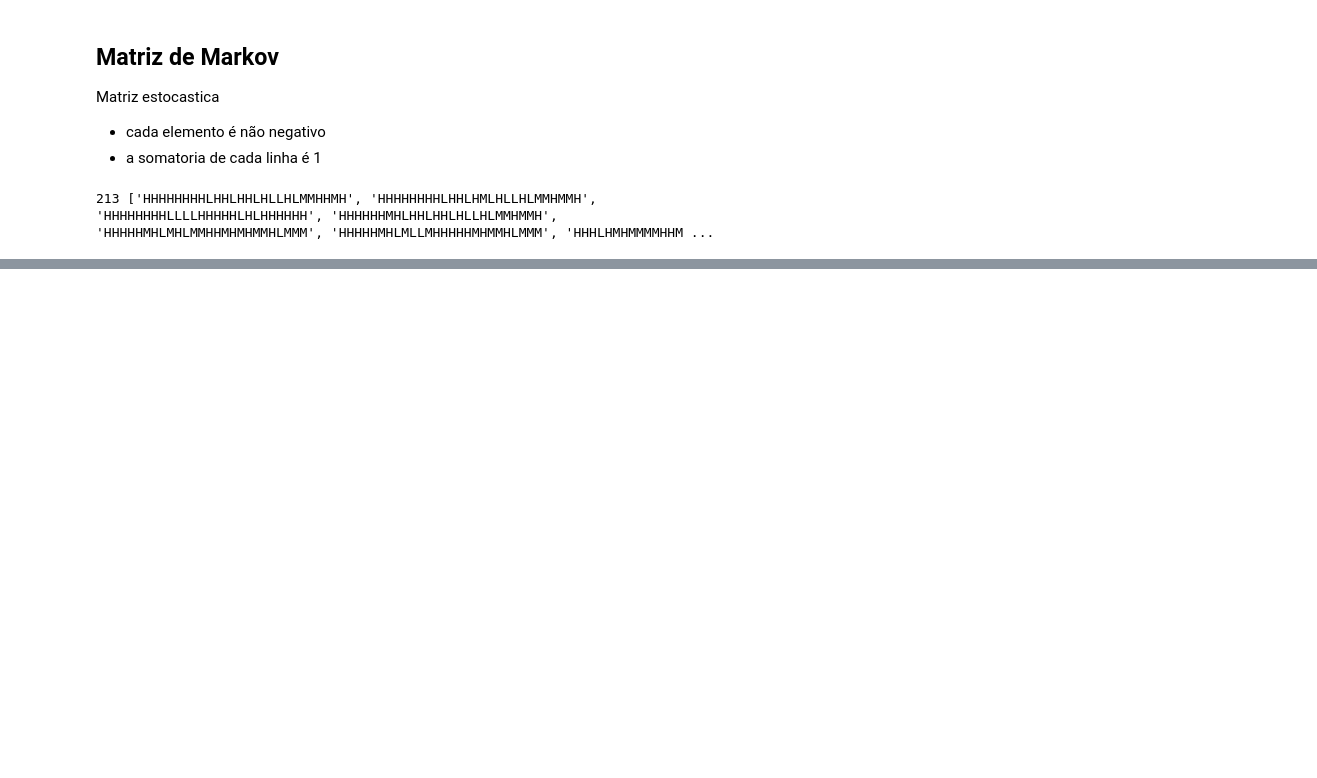
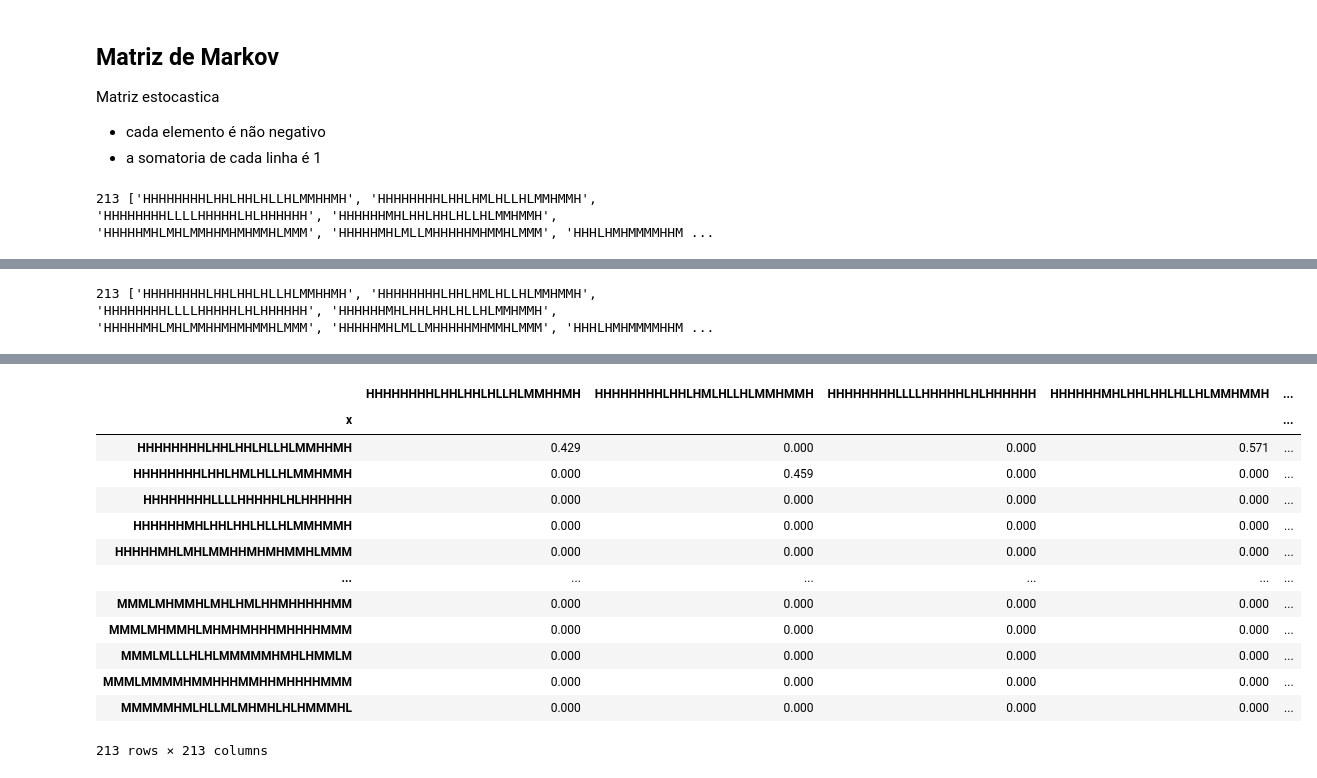
Before and after one commit to fkfouri/vegetable_oil_mkt, a Jupyter notebook: mkt/Vegetable_OIL_Markov.ipynb, the cells around one changed output, grey strips where cells are left out. Cells and saved outputs as stored; diff of their text form; code cells hidden in the pictures; blank space fills up the shorter version.

```diff
--- a/mkt/Vegetable_OIL_Markov.ipynb
+++ b/mkt/Vegetable_OIL_Markov.ipynb
@@ -751,0 +1218,3 @@ grid_neg
+# %%
+X_train, X_test, y_train, y_test = train_test_split(X, y, test_size=TEST_SIZE, random_state=RANDOM_STATE)
+print(f'X_train: {X_train.shape} | X_test: {X_test.shape} | y_train: {y_train.shape} | y_test: {y_test.shape} ')
@@ -751,0 +1268,5 @@ grid_neg
+# %%
+direction_reference = 'sunflower_production_outcome_direction'
+df6_pos = X_train.loc[X_train[direction_reference] > 0]
+df6_neg = X_train.loc[X_train[direction_reference] <= 0]
+print(f'df6_pos: {df6_pos.shape} | df6_neg: {df6_neg.shape}')
@@ -751,0 +1281,14 @@ grid_neg
+# %%
+def get_unique_patterns(input_array: np.ndarray, **kwargs):
+    """
+    Aqui o 'get_labels' nao deve fazer parte... pois os unique patterns pode estar agrupado. Ex. AAA, ABC, etc
+    """
+    flat_list = [ item.split(',') for item in input_array ]
+    unique_patterns = ','.join(str(r) for v in flat_list for r in v)
+    unique_patterns = sorted(list( set( unique_patterns.split(',') ) ))
+    return unique_patterns
+# %%
+unique_patterns = get_unique_patterns(X_train['event_pattern'].values)
+print(len(unique_patterns), unique_patterns)
+# %% [output]
+213 ['HHHHHHHHLHHLHHLHLLHLMMHHMH', 'HHHHHHHHLHHLHMLHLLHLMMHMMH', 'HHHHHHHHLLLLHHHHHLHLHHHHHH', 'HHHHHHMHLHHLHHLHLLHLMMHMMH', 'HHHHHMHLMHLMMHHMHMHMMHLMMM', 'HHHHHMHLMLLMHHHHHMHMMHLMMM', 'HHHLHMHMMMMHHM ...
@@ -751,0 +1372,5 @@ grid_neg
+# %%
+%time grid_pos = build_transition_grid(df6_pos, unique_patterns)
+grid_pos.to_excel('grid_pos.xlsx')
+grid_pos
+# %% [output]
@@ -751,0 +1379,14 @@ grid_neg
+|  | HHHHHHHHLHHLHHLHLLHLMMHHMH | HHHHHHHHLHHLHMLHLLHLMMHMMH | HHHHHHHHLLLLHHHHHLHLHHHHHH | HHHHHHMHLHHLHHLHLLHLMMHMMH | ... |
+| x |  |  |  |  | ... |
+| HHHHHHHHLHHLHHLHLLHLMMHHMH | 0.429 | 0.000 | 0.000 | 0.571 | ... |
+| HHHHHHHHLHHLHMLHLLHLMMHMMH | 0.000 | 0.459 | 0.000 | 0.000 | ... |
+| HHHHHHHHLLLLHHHHHLHLHHHHHH | 0.000 | 0.000 | 0.000 | 0.000 | ... |
+| HHHHHHMHLHHLHHLHLLHLMMHMMH | 0.000 | 0.000 | 0.000 | 0.000 | ... |
+| HHHHHMHLMHLMMHHMHMHMMHLMMM | 0.000 | 0.000 | 0.000 | 0.000 | ... |
+| ... | ... | ... | ... | ... | ... |
+| MMMLMHMMHLMHLHMLHHMHHHHHMM | 0.000 | 0.000 | 0.000 | 0.000 | ... |
+| MMMLMHMMHLMHMHMHHHMHHHHMMM | 0.000 | 0.000 | 0.000 | 0.000 | ... |
+| MMMLMLLLHLHLMMMMMHMHLHMMLM | 0.000 | 0.000 | 0.000 | 0.000 | ... |
+| MMMLMMMMHMMHHHMMHHMHHHHMMM | 0.000 | 0.000 | 0.000 | 0.000 | ... |
+| MMMMMHMLHLLMLMHMHLHLHMMMHL | 0.000 | 0.000 | 0.000 | 0.000 | ... |
+213 rows × 213 columns
```
Also changed, not shown: parts of 47 cells of this notebook, 1 other file.
